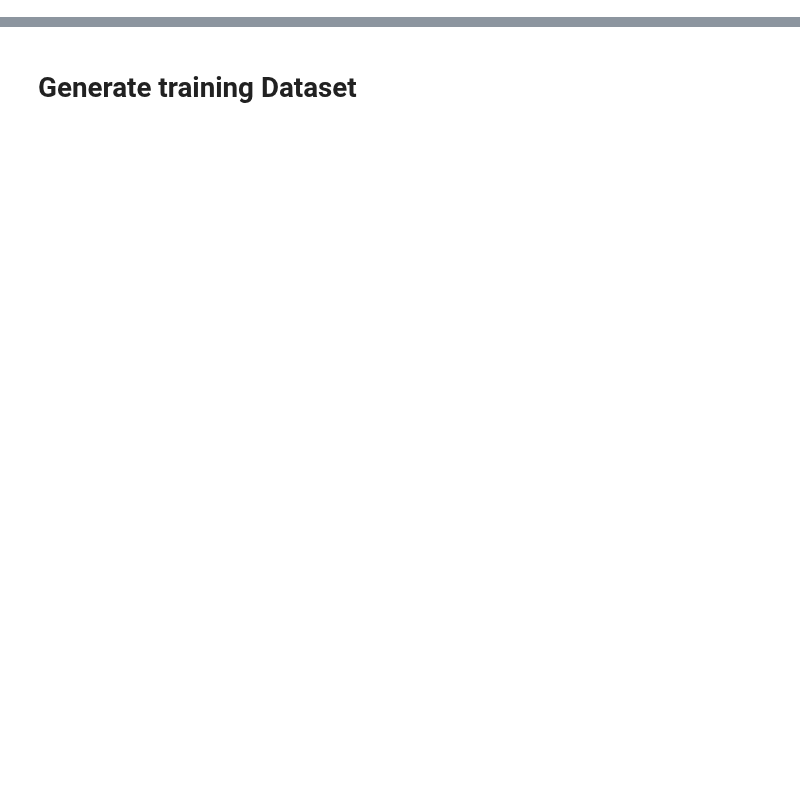
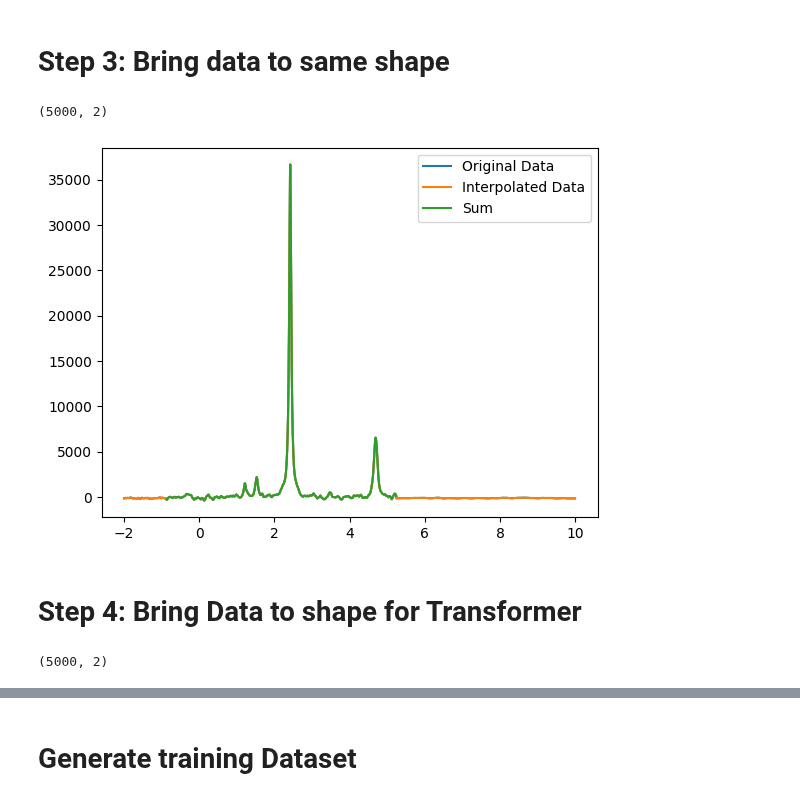
Before and after one commit to RATFIVE/MoinCC-AI4metabolomics, a Jupyter notebook: NMRQNet/ImplementingNeuralNetwork.ipynb, the cells around one changed output, grey strips where cells are left out. Cells and saved outputs as stored; diff of their text form; code cells hidden in the pictures; blank space fills up the shorter version.

```diff
--- a/NMRQNet/ImplementingNeuralNetwork.ipynb
+++ b/NMRQNet/ImplementingNeuralNetwork.ipynb
@@ -204,0 +292,25 @@ plt.show()
+# %% [markdown]
+# Step 3: Bring data to same shape
+# %%
+
+# Interpoliere die Werte, um die Größe des DataFrames zu erweitern
+df_interpolated = interpolate_to_shape(df_filled.iloc[:, 0], df_filled.iloc[:, 1], spectrum_lenth=5000)
+
+# Form des interpolierten DataFrames
+print(df_interpolated.shape)
+
+# Plot the interpolated data
+plt.plot(df_filled.iloc[:, 0], df_filled.iloc[:, 1])
+plt.plot(df_interpolated.iloc[:, 0], df_interpolated.iloc[:, 1])
+plt.plot(df.iloc[:, 0], df.iloc[:, 1])
+plt.legend(['Original Data', 'Interpolated Data', 'Sum'])
+plt.show()
+# %% [output]
+(5000, 2)
+[figure, added]
+# %% [markdown]
+# Step 4: Bring Data to shape for Transformer
+# %%
+df_interpolated.shape
+# %% [output]
+(5000, 2)
```
Also changed, not shown: parts of 23 cells of this notebook.
